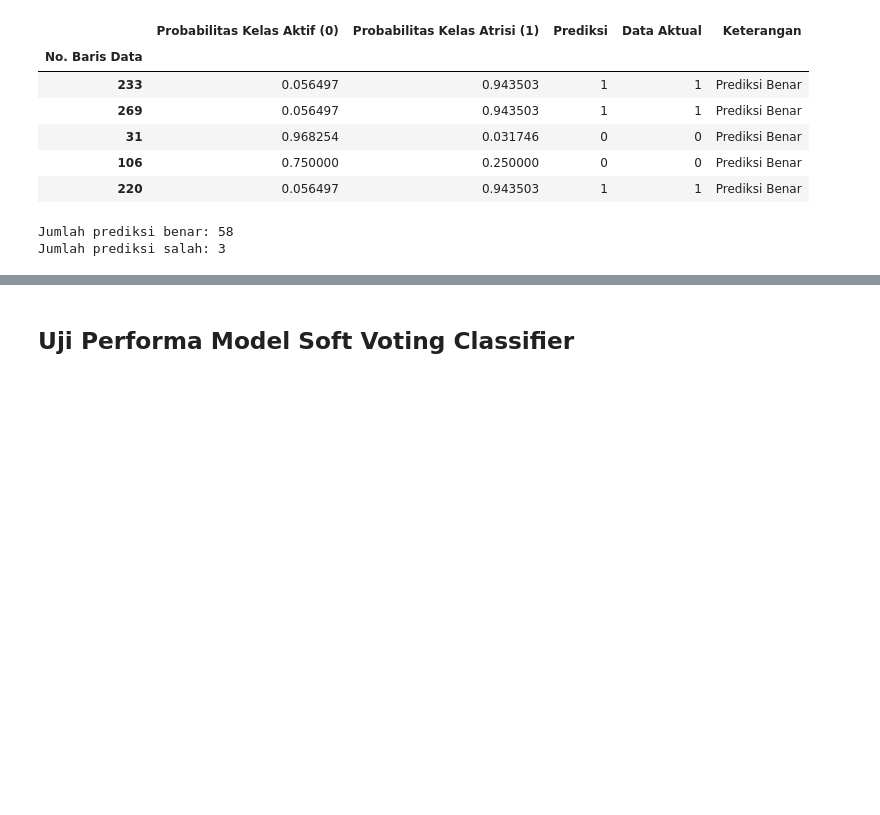
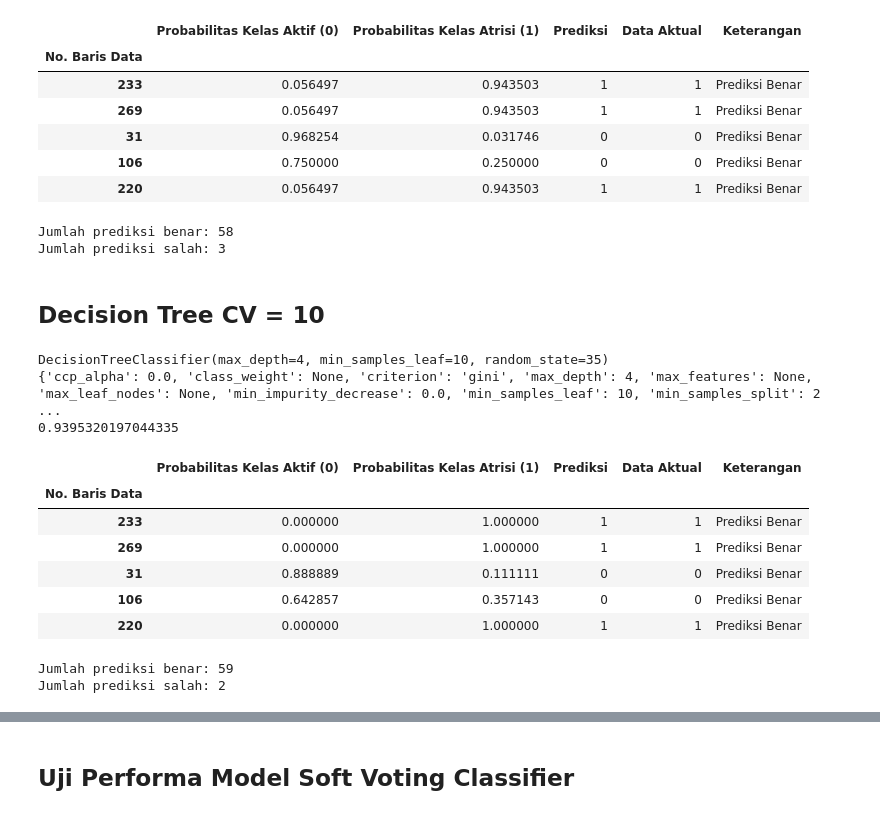
Before and after one commit to AgivChaedar/Prediction-of-Voluntary-Employee-Attrition, a Jupyter notebook: Praproses, Pemodelan, Uji Performa.ipynb, the cells around one changed output, grey strips where cells are left out. Saved outputs shown, nothing was run; the diff lists cells and outputs as text; code cells hidden in the pictures; blank space fills up the shorter version.

```diff
--- a/Praproses, Pemodelan, Uji Performa.ipynb
+++ b/Praproses, Pemodelan, Uji Performa.ipynb
@@ -955,3 +1052,5 @@ print("Jumlah prediksi salah:", prediksi_salah_dt_hp)
 # %% [output]
 Jumlah prediksi benar: 58
 Jumlah prediksi salah: 3
+# %% [markdown]
+## Decision Tree CV = 10
@@ -957,0 +1067,13 @@ Jumlah prediksi salah: 3
+# %%
+# Membuat Soft Voting Classifier dengan model terbaik dari penelusuran grid
+best_dt_model_cv10 = dt_grid_cv10.best_estimator_
+
+print(best_dt_model_cv10)
+
+print(best_dt_model_cv10.get_params())
+
+print(dt_grid_cv10.best_score_)
+# %% [output]
+DecisionTreeClassifier(max_depth=4, min_samples_leaf=10, random_state=35)
+{'ccp_alpha': 0.0, 'class_weight': None, 'criterion': 'gini', 'max_depth': 4, 'max_features': None, 'max_leaf_nodes': None, 'min_impurity_decrease': 0.0, 'min_samples_leaf': 10, 'min_samples_split': 2 ...
+0.9395320197044335
@@ -957,0 +1088,33 @@ Jumlah prediksi salah: 3
+# %%
+df_result_dt_hp_cv10 = pd.DataFrame({
+    'Probabilitas Kelas Aktif (0)': probabilities_dt_hp_cv10[:, 0],
+    'Probabilitas Kelas Atrisi (1)': probabilities_dt_hp_cv10[:, 1],
+    # 'Prediksi': y_pred_voting,
+    'Prediksi': y_pred_dt_hp_cv10,
+    'Data Aktual': y_test,
+    'Keterangan': keterangan_dt_hp_cv10
+})
+
+# Menambahkan judul untuk index
+df_result_dt_hp_cv10.index.name = 'No. Baris Data'
+
+df_result_dt_hp_cv10.head(5)
+# %% [output]
+|  | Probabilitas Kelas Aktif (0) | Probabilitas Kelas Atrisi (1) | Prediksi | Data Aktual | Keterangan |
+| No. Baris Data |  |  |  |  |  |
+| 233 | 0.000000 | 1.000000 | 1 | 1 | Prediksi Benar |
+| 269 | 0.000000 | 1.000000 | 1 | 1 | Prediksi Benar |
+| 31 | 0.888889 | 0.111111 | 0 | 0 | Prediksi Benar |
+| 106 | 0.642857 | 0.357143 | 0 | 0 | Prediksi Benar |
+| 220 | 0.000000 | 1.000000 | 1 | 1 | Prediksi Benar |
+# %%
+# Hitung jumlah prediksi benar dan salah
+prediksi_benar_dt_hp_cv10 = (df_result_dt_hp_cv10['Keterangan'] == 'Prediksi Benar').sum()
+prediksi_salah_dt_hp_cv10 = (df_result_dt_hp_cv10['Keterangan'] == 'Prediksi Salah').sum()
+
+# Tampilkan hasil
+print("Jumlah prediksi benar:", prediksi_benar_dt_hp_cv10)
+print("Jumlah prediksi salah:", prediksi_salah_dt_hp_cv10)
+# %% [output]
+Jumlah prediksi benar: 59
+Jumlah prediksi salah: 2
```
Also changed, not shown: parts of 53 cells of this notebook.
